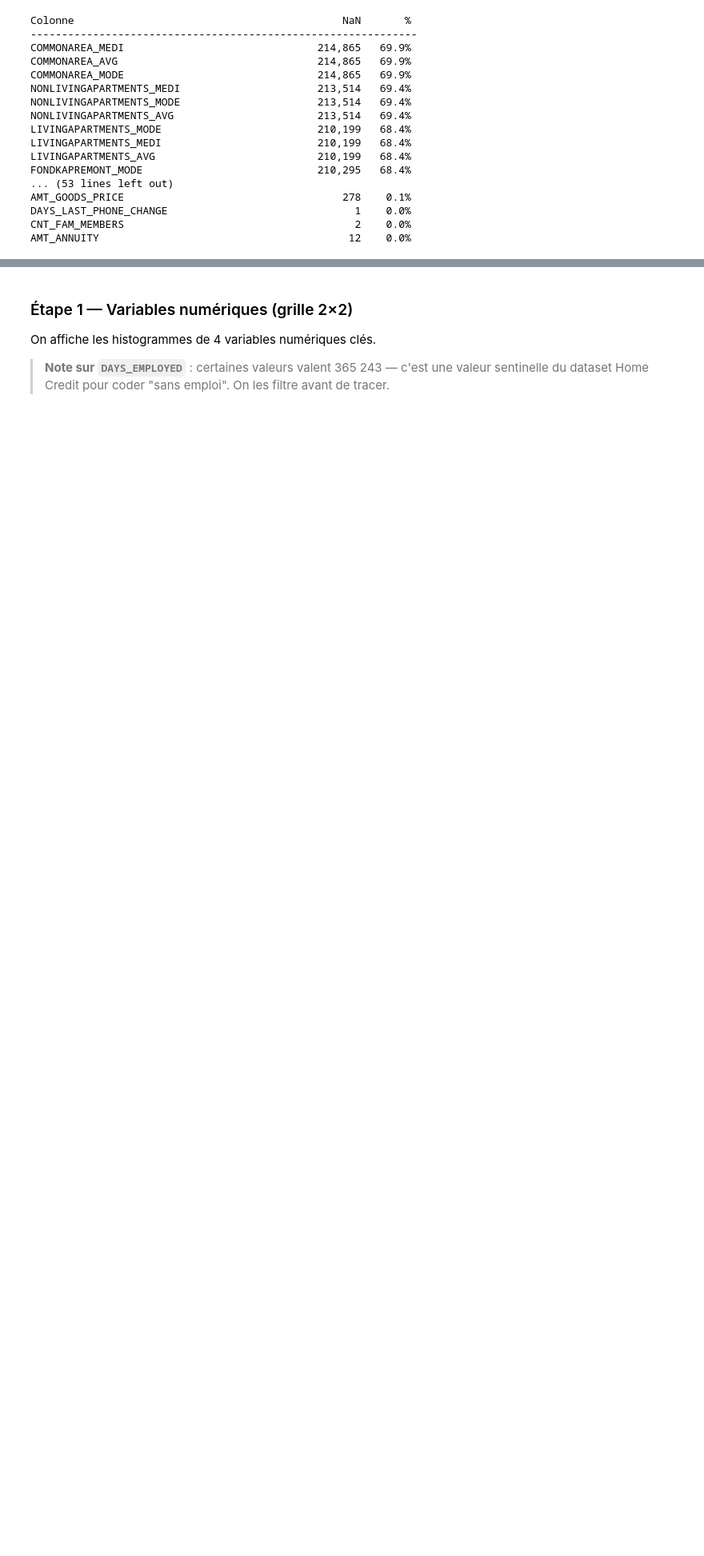
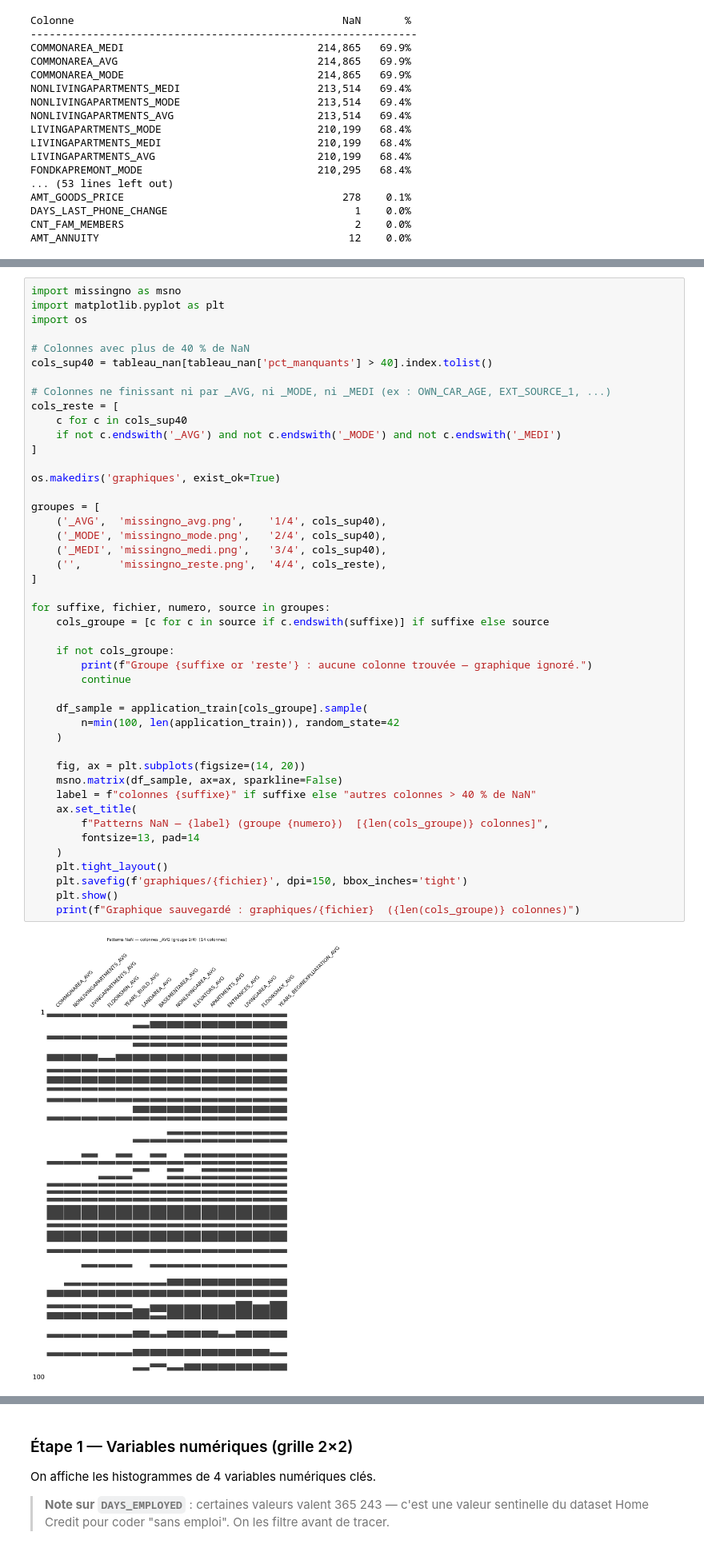
Before and after one commit to dibattista/Initiez-vous-au-MLOps, a Jupyter notebook: notebook.ipynb, the cells around one changed output, grey strips where cells are left out. Shown at 80% size. Drawn from its saved outputs; the diff is of its cells as text; blank space fills up the shorter version.

```diff
--- a/notebook.ipynb
+++ b/notebook.ipynb
@@ -689,0 +600,47 @@ TOP 10 — COLONNES LES PLUS INCOMPLÈTES
+# %%
+import missingno as msno
+import matplotlib.pyplot as plt
+import os
+
+# Colonnes avec plus de 40 % de NaN
+cols_sup40 = tableau_nan[tableau_nan['pct_manquants'] > 40].index.tolist()
+
+# Colonnes ne finissant ni par _AVG, ni _MODE, ni _MEDI (ex : OWN_CAR_AGE, EXT_SOURCE_1, ...)
+cols_reste = [
+    c for c in cols_sup40
+    if not c.endswith('_AVG') and not c.endswith('_MODE') and not c.endswith('_MEDI')
+]
+
+os.makedirs('graphiques', exist_ok=True)
+
+groupes = [
+    ('_AVG',  'missingno_avg.png',    '1/4', cols_sup40),
+    ('_MODE', 'missingno_mode.png',   '2/4', cols_sup40),
+    ('_MEDI', 'missingno_medi.png',   '3/4', cols_sup40),
+    ('',      'missingno_reste.png',  '4/4', cols_reste),
+]
+
+for suffixe, fichier, numero, source in groupes:
+    cols_groupe = [c for c in source if c.endswith(suffixe)] if suffixe else source
+
+    if not cols_groupe:
+        print(f"Groupe {suffixe or 'reste'} : aucune colonne trouvée — graphique ignoré.")
+        continue
+
+    df_sample = application_train[cols_groupe].sample(
+        n=min(100, len(application_train)), random_state=42
+    )
+
+    fig, ax = plt.subplots(figsize=(14, 20))
+    msno.matrix(df_sample, ax=ax, sparkline=False)
+    label = f"colonnes {suffixe}" if suffixe else "autres colonnes > 40 % de NaN"
+    ax.set_title(
+        f"Patterns NaN — {label} (groupe {numero})  [{len(cols_groupe)} colonnes]",
+        fontsize=13, pad=14
+    )
+    plt.tight_layout()
+    plt.savefig(f'graphiques/{fichier}', dpi=150, bbox_inches='tight')
+    plt.show()
+    print(f"Graphique sauvegardé : graphiques/{fichier}  ({len(cols_groupe)} colonnes)")
+# %% [output]
+[figure, added]
```
Also changed, not shown: parts of 44 cells of this notebook, 10 other files.
